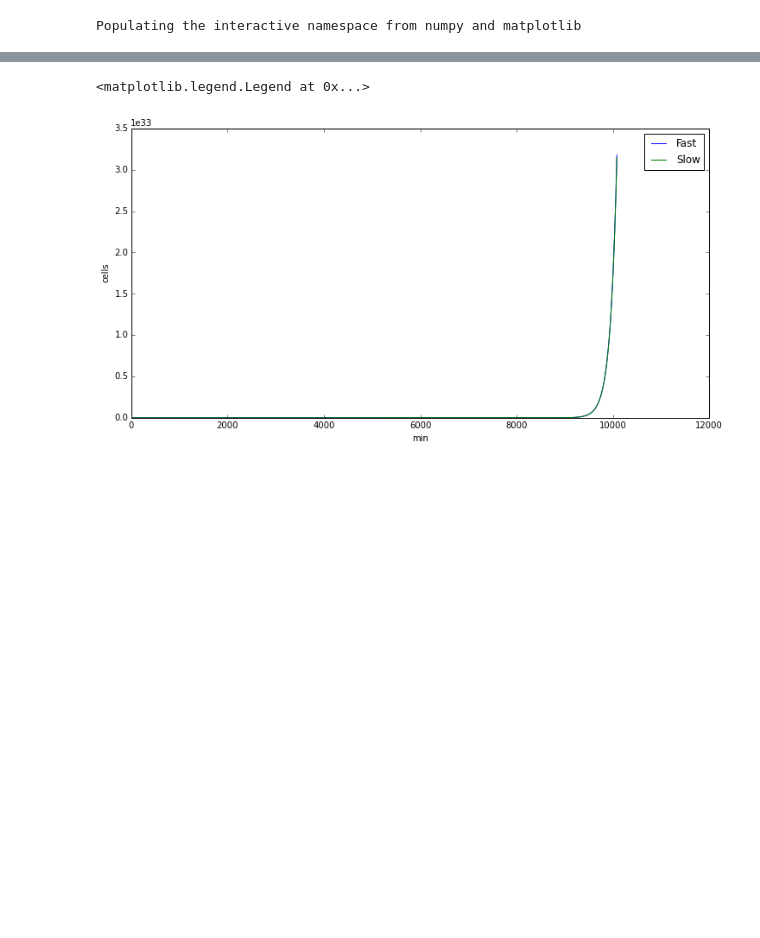
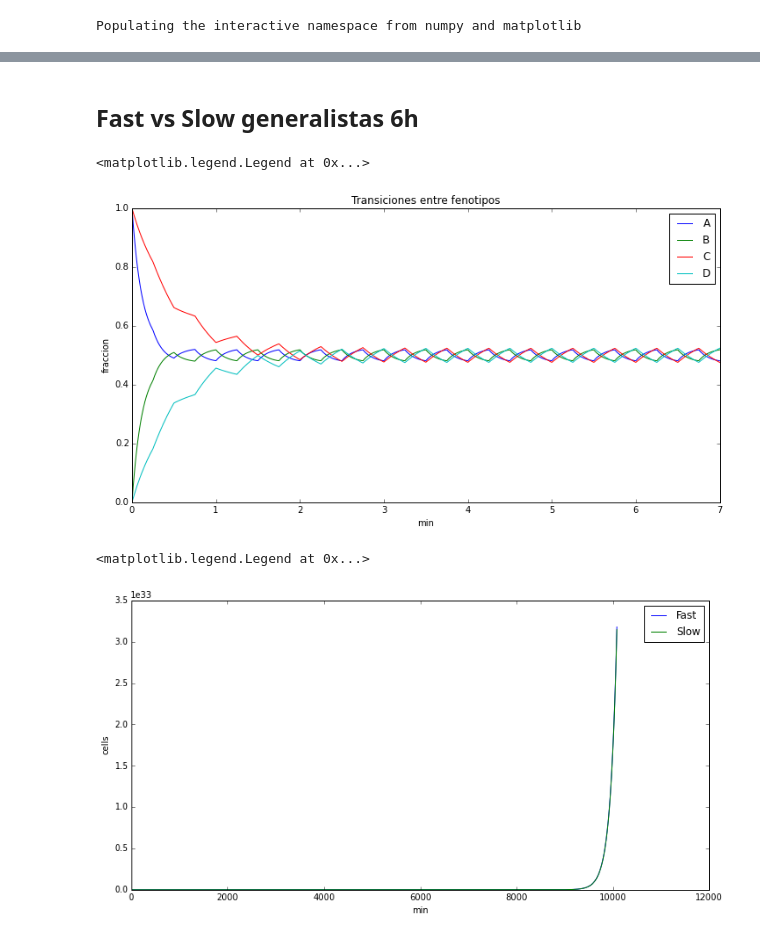
Before and after one commit to jdestupinan1332/Tesis, a Jupyter notebook: Simulation.ipynb, the cells around one changed output, grey strips where cells are left out. Saved outputs shown, nothing was run; the diff lists cells and outputs as text; code cells hidden in the pictures; blank space fills up the shorter version.

```diff
--- a/Simulation.ipynb
+++ b/Simulation.ipynb
@@ -203,6 +87,8 @@ def RK2(listA, listB, listvA, listvB, media, gA, gB, dt, tmax, gam):
         listvA[n+1], listvB[n+1]= growth2(listA[n+1], listB[n+1], m, gA, gB, gam)
 
         n = n+1
+# %% [markdown]
+## Fast vs Slow generalistas 6h
 # %%
 tmax = 7*24*60.0                  #tiempo de simulacion
 dt=1/(60.0*2)                     #paso (0.5 segundos)
@@ -236,6 +122,18 @@ vC[0], vD[0] = growth2(C[0], D[0], Media[0], gC, gD, gammB)
 # %%
 RK2(A, B, vA, vB, Media, gA, gB, dt, tmax, gammA)
 RK2(C, D, vC, vD, Media, gC, gD, dt, tmax, gammB)
+# %%
+plot(T/60.0/24.0,(A)/(A+B), label="A")
+plot(T/60.0/24.0,(B)/(A+B), label="B")
+plot(T/60.0/24.0,(C)/(C+D), label="C")
+plot(T/60.0/24.0,(D)/(C+D), label="D")
+xlabel("min")
+ylabel("fraccion")
+title("Transiciones entre fenotipos")
+legend()
+# %% [output]
+<matplotlib.legend.Legend at 0x...>
+[figure, added]
 # %%
 plot(T,A+B, label="Fast")
 plot(T,C+D, label="Slow")
```
Also changed, not shown: parts of 15 cells of this notebook.
